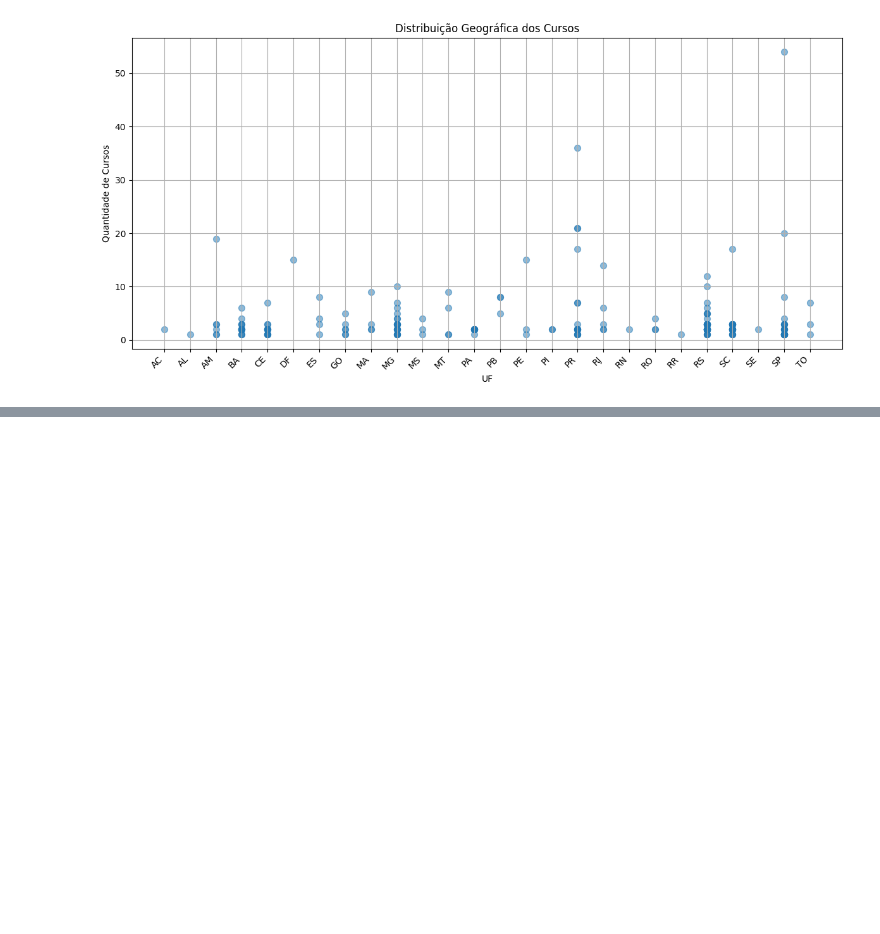
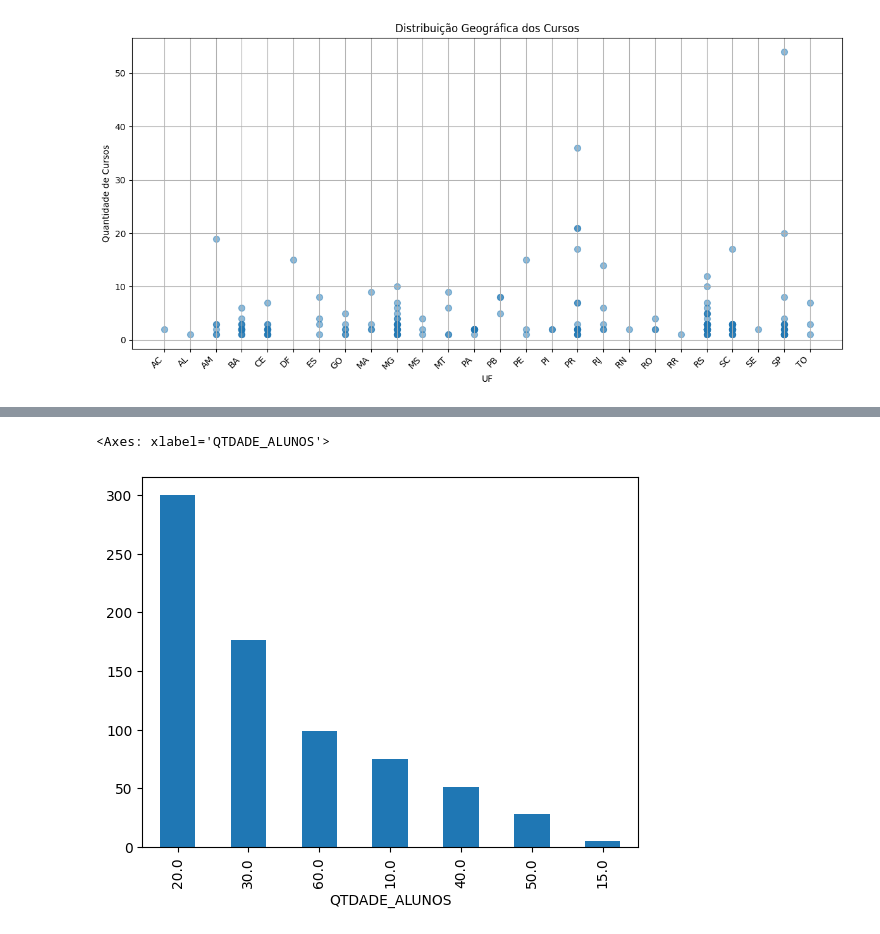
Before and after one commit to leticiaholsback/Projeto_Tec_de_Programacao__ADAtech, a Jupyter notebook: AdaTech_Dados_Projeto.ipynb, the cells around one changed output, grey strips where cells are left out. Cells and saved outputs as stored; diff of their text form; code cells hidden in the pictures; blank space fills up the shorter version.

```diff
--- a/AdaTech_Dados_Projeto.ipynb
+++ b/AdaTech_Dados_Projeto.ipynb
@@ -224,0 +238,5 @@ plt.show()
+# %%
+df1['QTDADE_ALUNOS'].value_counts().plot(kind='bar')
+# %% [output]
+<Axes: xlabel='QTDADE_ALUNOS'>
+[figure, added]
```
Also changed, not shown: parts of 10 cells of this notebook.
